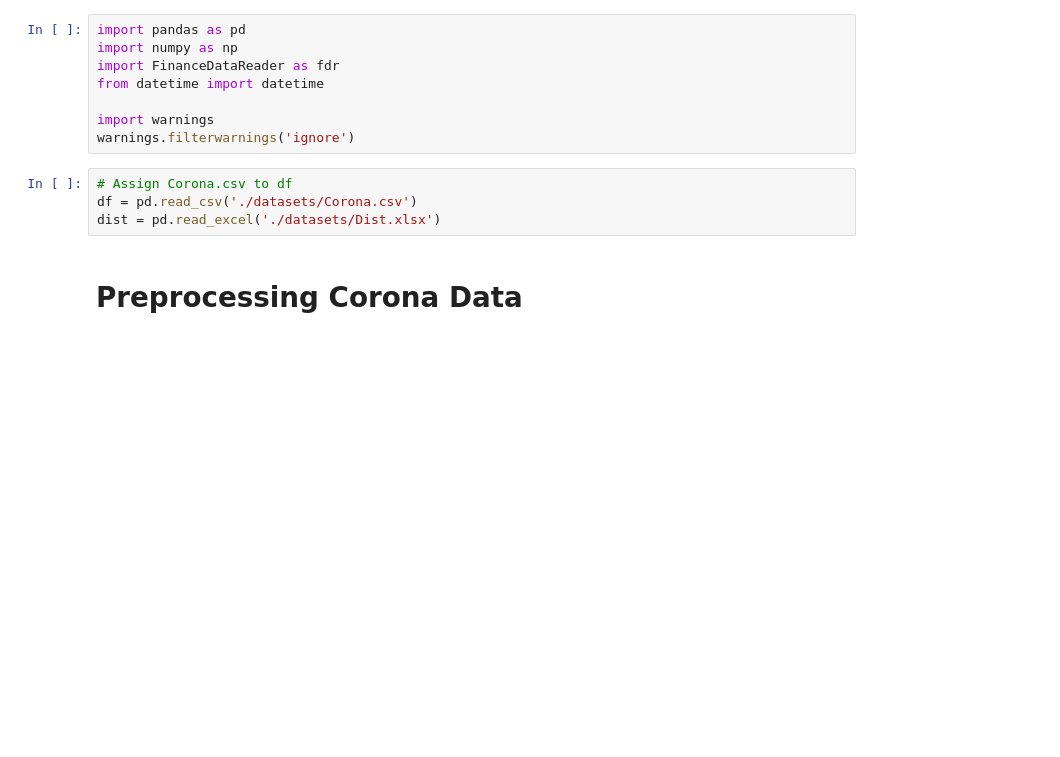
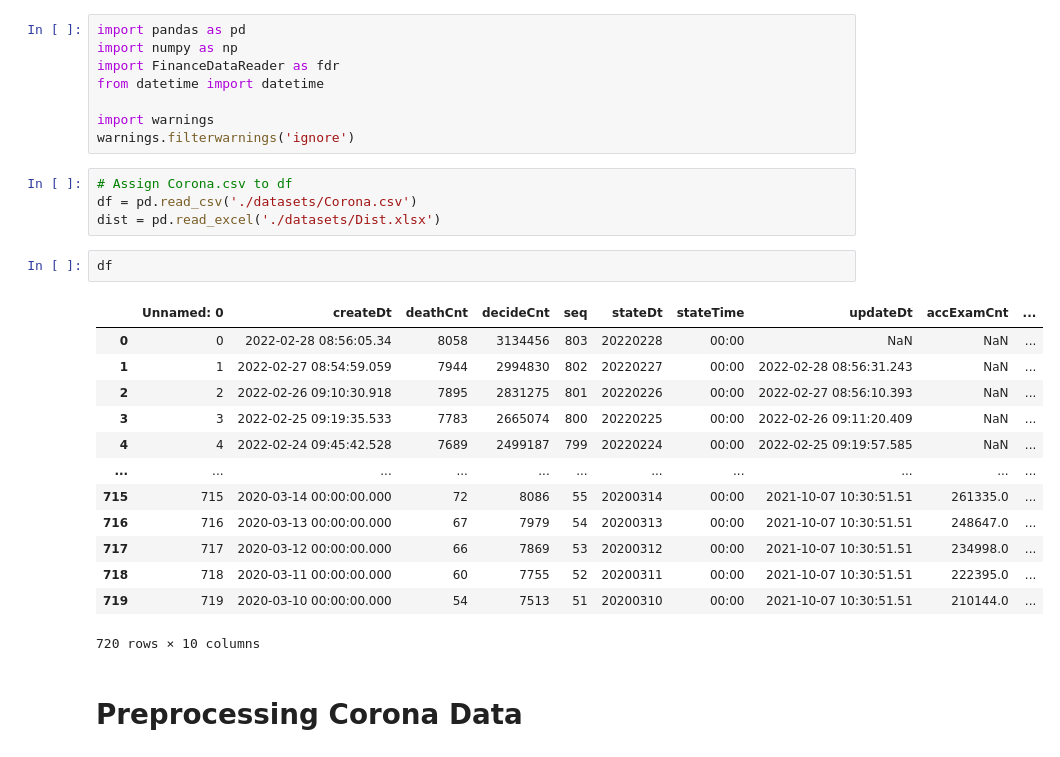
Before and after one commit to aprogod/hackarthon, a Jupyter notebook: TCI.ipynb, the cells around one changed output. Drawn from its saved outputs; the diff is of its cells as text; blank space fills up the shorter version.

```diff
--- a/TCI.ipynb
+++ b/TCI.ipynb
@@ -26,6 +26,22 @@ warnings.filterwarnings('ignore')
 # Assign Corona.csv to df
 df = pd.read_csv('./datasets/Corona.csv')
 dist = pd.read_excel('./datasets/Dist.xlsx')
+# %%
+df
+# %% [output]
+|  | Unnamed: 0 | createDt | deathCnt | decideCnt | seq | stateDt | stateTime | updateDt | accExamCnt | ... |
+| 0 | 0 | 2022-02-28 08:56:05.34 | 8058 | 3134456 | 803 | 20220228 | 00:00 | NaN | NaN | ... |
+| 1 | 1 | 2022-02-27 08:54:59.059 | 7944 | 2994830 | 802 | 20220227 | 00:00 | 2022-02-28 08:56:31.243 | NaN | ... |
+| 2 | 2 | 2022-02-26 09:10:30.918 | 7895 | 2831275 | 801 | 20220226 | 00:00 | 2022-02-27 08:56:10.393 | NaN | ... |
+| 3 | 3 | 2022-02-25 09:19:35.533 | 7783 | 2665074 | 800 | 20220225 | 00:00 | 2022-02-26 09:11:20.409 | NaN | ... |
+| 4 | 4 | 2022-02-24 09:45:42.528 | 7689 | 2499187 | 799 | 20220224 | 00:00 | 2022-02-25 09:19:57.585 | NaN | ... |
+| ... | ... | ... | ... | ... | ... | ... | ... | ... | ... | ... |
+| 715 | 715 | 2020-03-14 00:00:00.000 | 72 | 8086 | 55 | 20200314 | 00:00 | 2021-10-07 10:30:51.51 | 261335.0 | ... |
+| 716 | 716 | 2020-03-13 00:00:00.000 | 67 | 7979 | 54 | 20200313 | 00:00 | 2021-10-07 10:30:51.51 | 248647.0 | ... |
+| 717 | 717 | 2020-03-12 00:00:00.000 | 66 | 7869 | 53 | 20200312 | 00:00 | 2021-10-07 10:30:51.51 | 234998.0 | ... |
+| 718 | 718 | 2020-03-11 00:00:00.000 | 60 | 7755 | 52 | 20200311 | 00:00 | 2021-10-07 10:30:51.51 | 222395.0 | ... |
+| 719 | 719 | 2020-03-10 00:00:00.000 | 54 | 7513 | 51 | 20200310 | 00:00 | 2021-10-07 10:30:51.51 | 210144.0 | ... |
+720 rows × 10 columns
 # %% [markdown]
 # Preprocessing Corona Data
 # %%
```
Also changed, not shown: parts of 14 cells of this notebook.
